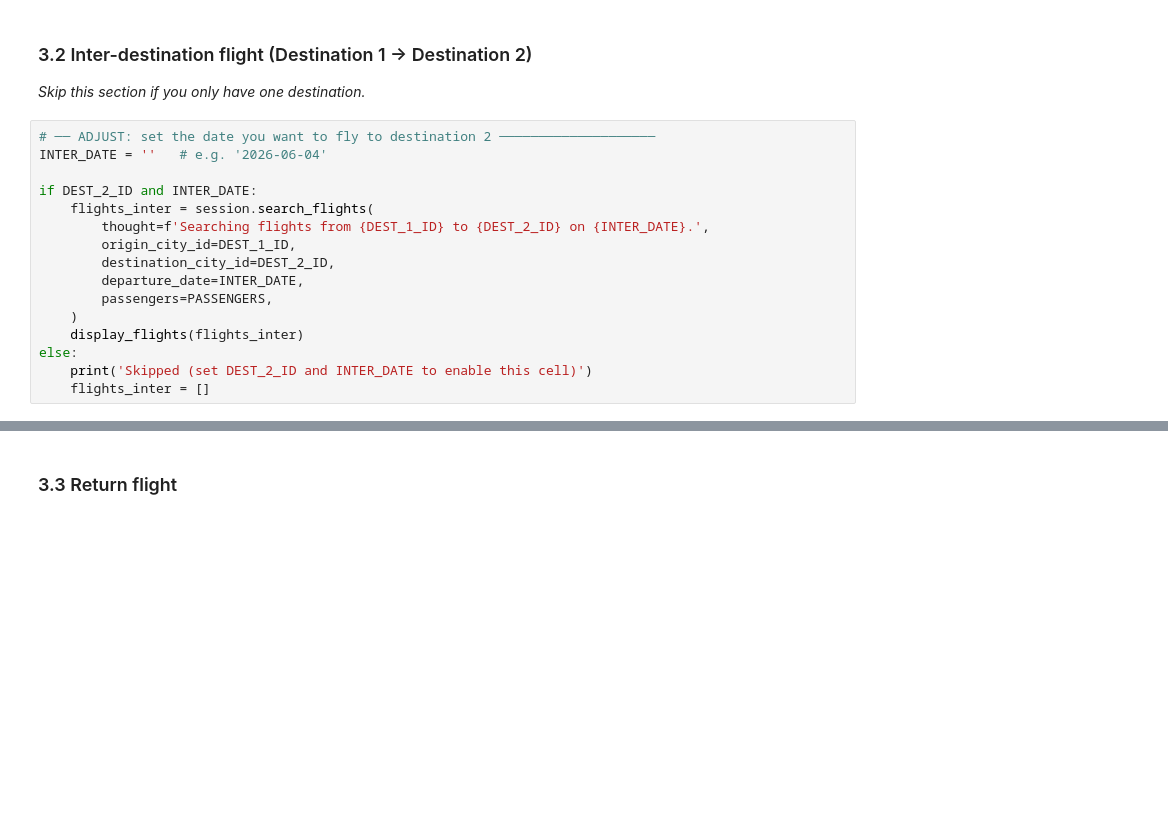
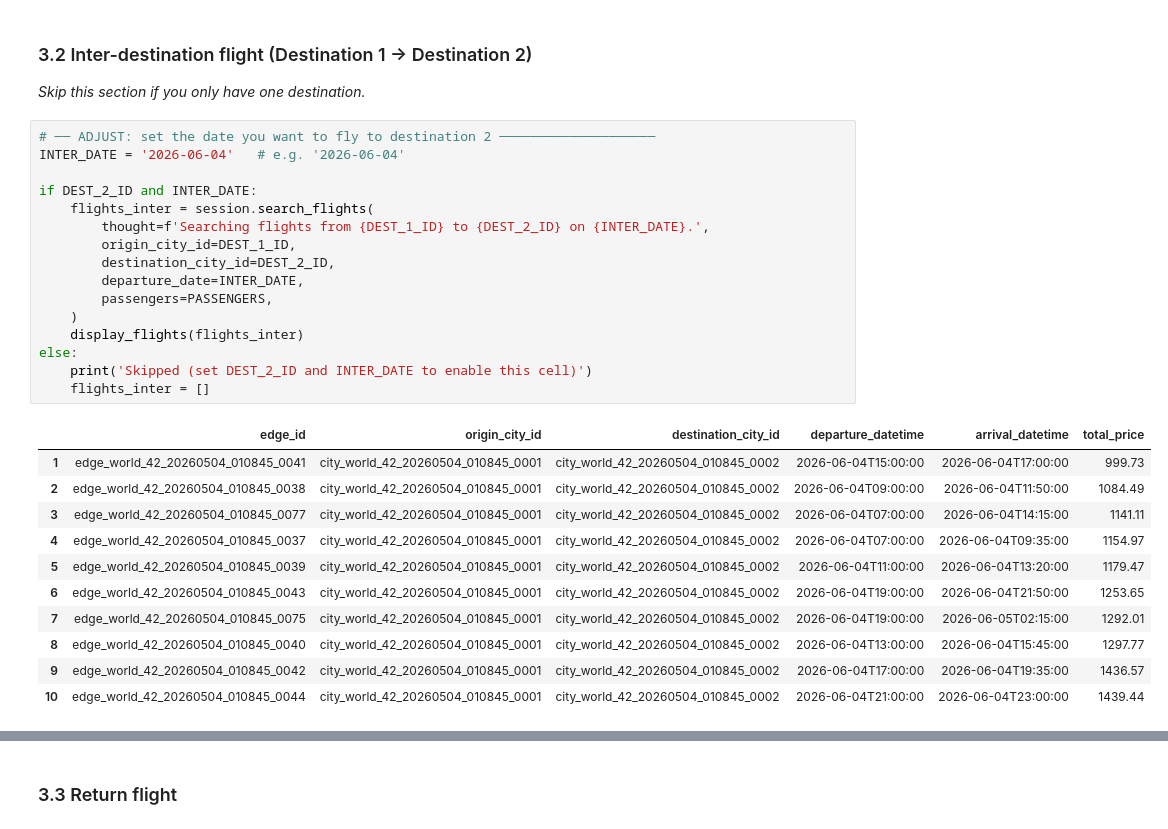
Before and after one commit to jiayi-ong/optimized-llm-planning-memory, a Jupyter notebook: notebooks/08_human_baseline.ipynb, the cells around one changed output, grey strips where cells are left out. Drawn from its saved outputs; the diff is of its cells as text; blank space fills up the shorter version.

```diff
--- a/notebooks/08_human_baseline.ipynb
+++ b/notebooks/08_human_baseline.ipynb
@@ -224,20 +433,32 @@ if booking_flight_out:
 *Skip this section if you only have one destination.*
 # %%
 # ── ADJUST: set the date you want to fly to destination 2 ────────────────────
-INTER_DATE = ''   # e.g. '2026-06-04'
+INTER_DATE = '2026-06-04'   # e.g. '2026-06-04'
 
 if DEST_2_ID and INTER_DATE:
     flights_inter = session.search_flights(
         thought=f'Searching flights from {DEST_1_ID} to {DEST_2_ID} on {INTER_DATE}.',
         origin_city_id=DEST_1_ID,
         destination_city_id=DEST_2_ID,
         departure_date=INTER_DATE,
         passengers=PASSENGERS,
     )
     display_flights(flights_inter)
 else:
     print('Skipped (set DEST_2_ID and INTER_DATE to enable this cell)')
     flights_inter = []
+# %% [output]
+|  | edge_id | origin_city_id | destination_city_id | departure_datetime | arrival_datetime | total_price |
+| 1 | edge_world_42_20260504_010845_0041 | city_world_42_20260504_010845_0001 | city_world_42_20260504_010845_0002 | 2026-06-04T15:00:00 | 2026-06-04T17:00:00 | 999.73 |
+| 2 | edge_world_42_20260504_010845_0038 | city_world_42_20260504_010845_0001 | city_world_42_20260504_010845_0002 | 2026-06-04T09:00:00 | 2026-06-04T11:50:00 | 1084.49 |
+| 3 | edge_world_42_20260504_010845_0077 | city_world_42_20260504_010845_0001 | city_world_42_20260504_010845_0002 | 2026-06-04T07:00:00 | 2026-06-04T14:15:00 | 1141.11 |
+| 4 | edge_world_42_20260504_010845_0037 | city_world_42_20260504_010845_0001 | city_world_42_20260504_010845_0002 | 2026-06-04T07:00:00 | 2026-06-04T09:35:00 | 1154.97 |
+| 5 | edge_world_42_20260504_010845_0039 | city_world_42_20260504_010845_0001 | city_world_42_20260504_010845_0002 | 2026-06-04T11:00:00 | 2026-06-04T13:20:00 | 1179.47 |
+| 6 | edge_world_42_20260504_010845_0043 | city_world_42_20260504_010845_0001 | city_world_42_20260504_010845_0002 | 2026-06-04T19:00:00 | 2026-06-04T21:50:00 | 1253.65 |
+| 7 | edge_world_42_20260504_010845_0075 | city_world_42_20260504_010845_0001 | city_world_42_20260504_010845_0002 | 2026-06-04T19:00:00 | 2026-06-05T02:15:00 | 1292.01 |
+| 8 | edge_world_42_20260504_010845_0040 | city_world_42_20260504_010845_0001 | city_world_42_20260504_010845_0002 | 2026-06-04T13:00:00 | 2026-06-04T15:45:00 | 1297.77 |
+| 9 | edge_world_42_20260504_010845_0042 | city_world_42_20260504_010845_0001 | city_world_42_20260504_010845_0002 | 2026-06-04T17:00:00 | 2026-06-04T19:35:00 | 1436.57 |
+| 10 | edge_world_42_20260504_010845_0044 | city_world_42_20260504_010845_0001 | city_world_42_20260504_010845_0002 | 2026-06-04T21:00:00 | 2026-06-04T23:00:00 | 1439.44 |
 # %%
 if flights_inter:
     booking_flight_inter = session.select_flight(
```
Also changed, not shown: parts of 53 cells of this notebook.
